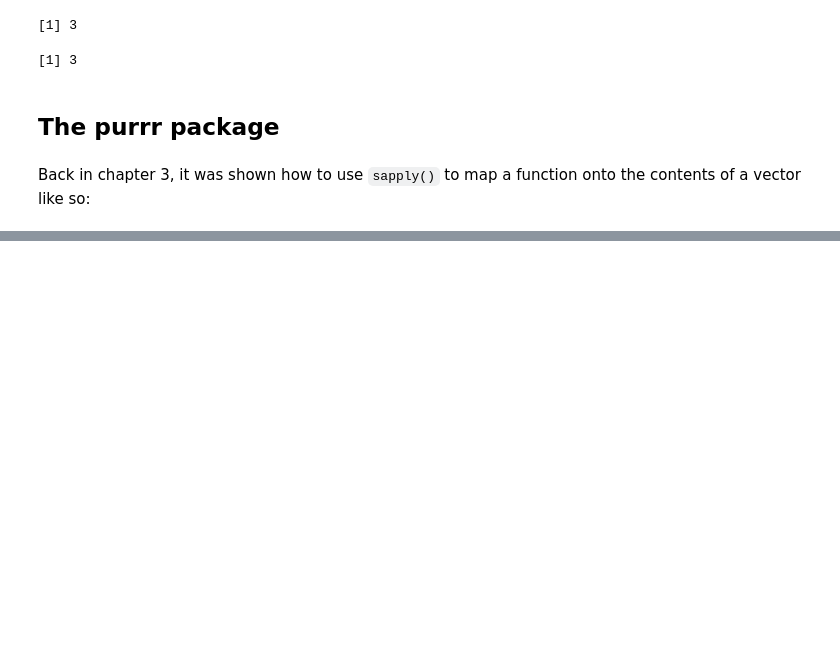
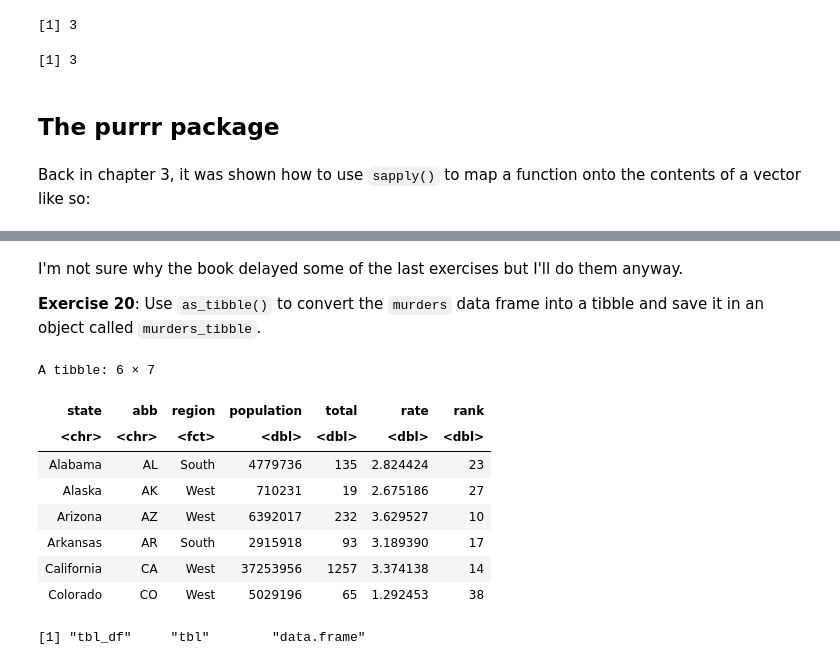
Before and after one commit to readyready15728/data-wrangling-and-visualization-with-r, a Jupyter notebook: 04_the_tidyverse/04_the_tidyverse.ipynb, the cells around one changed output, grey strips where cells are left out. Cells and saved outputs as stored; diff of their text form; code cells hidden in the pictures; blank space fills up the shorter version.

```diff
--- a/04_the_tidyverse/04_the_tidyverse.ipynb
+++ b/04_the_tidyverse/04_the_tidyverse.ipynb
@@ -1191,0 +1363,21 @@ Back in chapter 3, it was shown how to use `sapply()` to map a function onto the
+# %% [markdown]
+I'm not sure why the book delayed some of the last exercises but I'll do them anyway.
+
+**Exercise 20**: Use `as_tibble()` to convert the `murders` data frame into a tibble and save it in an object called `murders_tibble`.
+# %%
+murders_tibble <- murders |> as_tibble()
+head(murders_tibble)
+# %% [output]
+A tibble: 6 × 7
+| state | abb | region | population | total | rate | rank |
+| <chr> | <chr> | <fct> | <dbl> | <dbl> | <dbl> | <dbl> |
+| Alabama | AL | South | 4779736 | 135 | 2.824424 | 23 |
+| Alaska | AK | West | 710231 | 19 | 2.675186 | 27 |
+| Arizona | AZ | West | 6392017 | 232 | 3.629527 | 10 |
+| Arkansas | AR | South | 2915918 | 93 | 3.189390 | 17 |
+| California | CA | West | 37253956 | 1257 | 3.374138 | 14 |
+| Colorado | CO | West | 5029196 | 65 | 1.292453 | 38 |
+# %%
+class(murders_tibble)
+# %% [output]
+[1] "tbl_df"     "tbl"        "data.frame"
```
Also changed, not shown: parts of 33 cells of this notebook.
